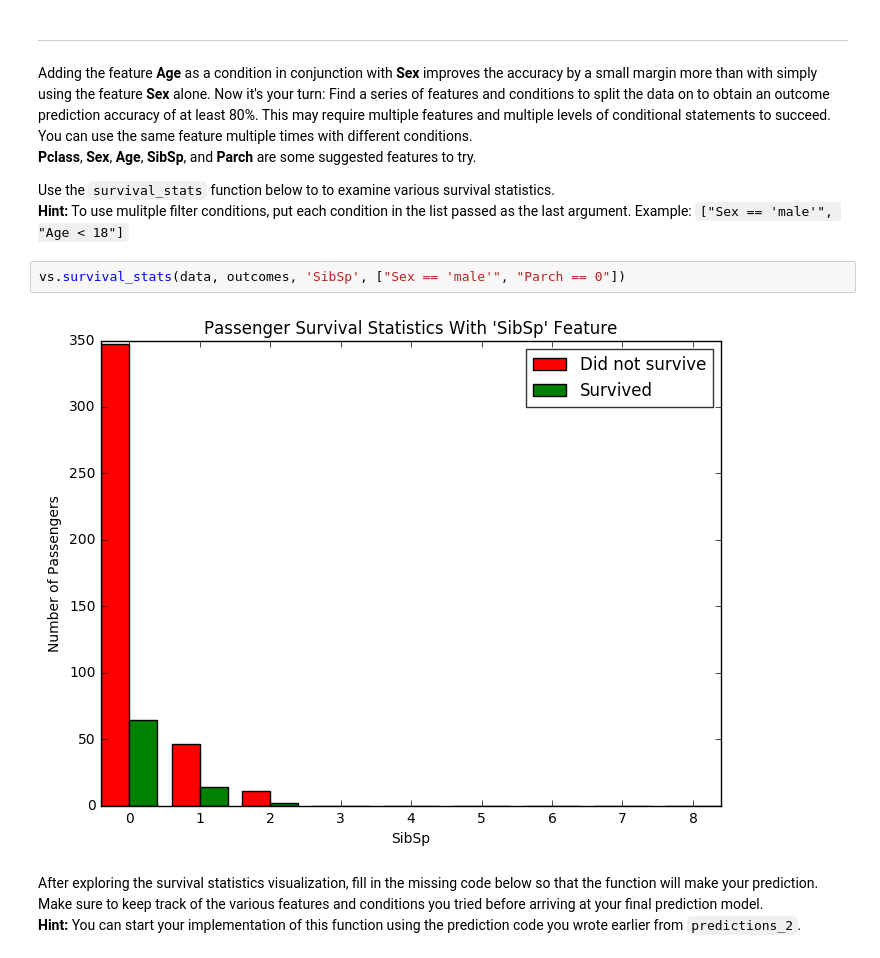
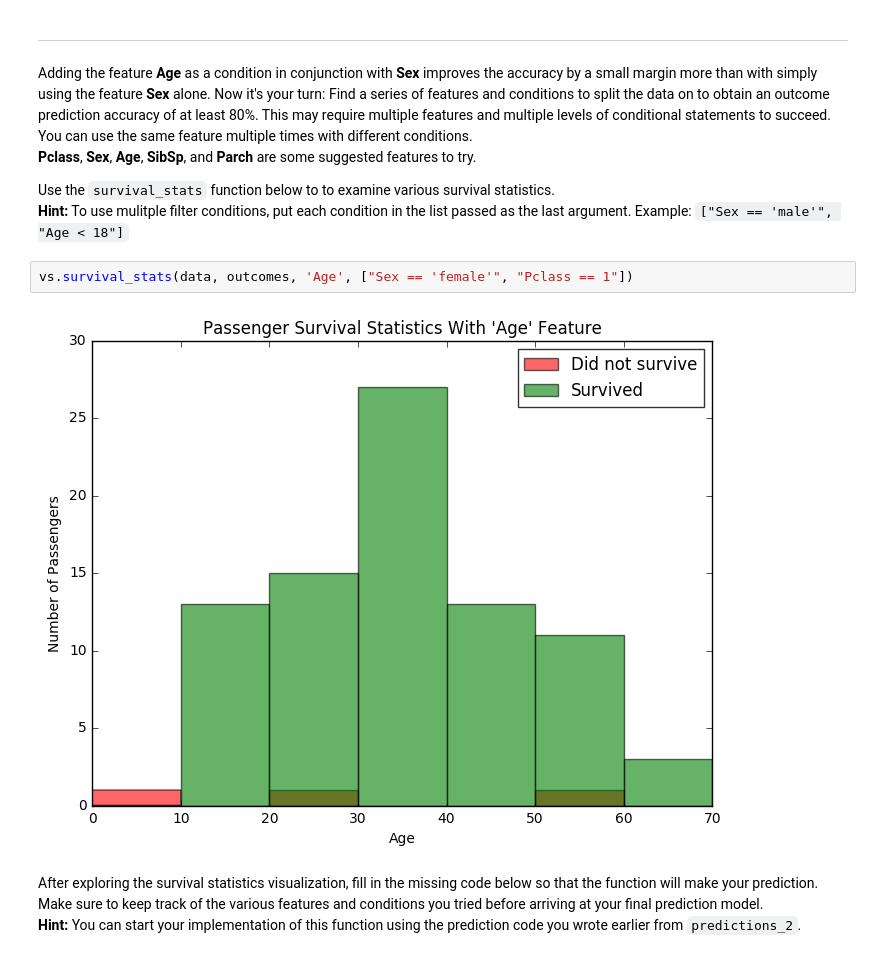
Before and after one commit to saiabhishekgv/titanic_survival_exploration, a Jupyter notebook: titanic_survival_exploration.ipynb, the cells around one changed output. Cells and saved outputs as stored; diff of their text form.

```diff
--- a/titanic_survival_exploration.ipynb
+++ b/titanic_survival_exploration.ipynb
@@ -214,9 +216,9 @@ Adding the feature **Age** as a condition in conjunction with **Sex** improves t
 Use the `survival_stats` function below to to examine various survival statistics.
 **Hint:** To use mulitple filter conditions, put each condition in the list passed as the last argument. Example: `["Sex == 'male'", "Age < 18"]`
 # %%
-vs.survival_stats(data, outcomes, 'SibSp', ["Sex == 'male'", "Parch == 0"])
+vs.survival_stats(data, outcomes, 'Age', ["Sex == 'female'", "Pclass == 1"])
 # %% [output]
-[figure, old version]
+[figure, new version]
 # %% [markdown]
 After exploring the survival statistics visualization, fill in the missing code below so that the function will make your prediction.
 Make sure to keep track of the various features and conditions you tried before arriving at your final prediction model.
```
Also changed, not shown: parts of 5 cells of this notebook, 1 other file.
